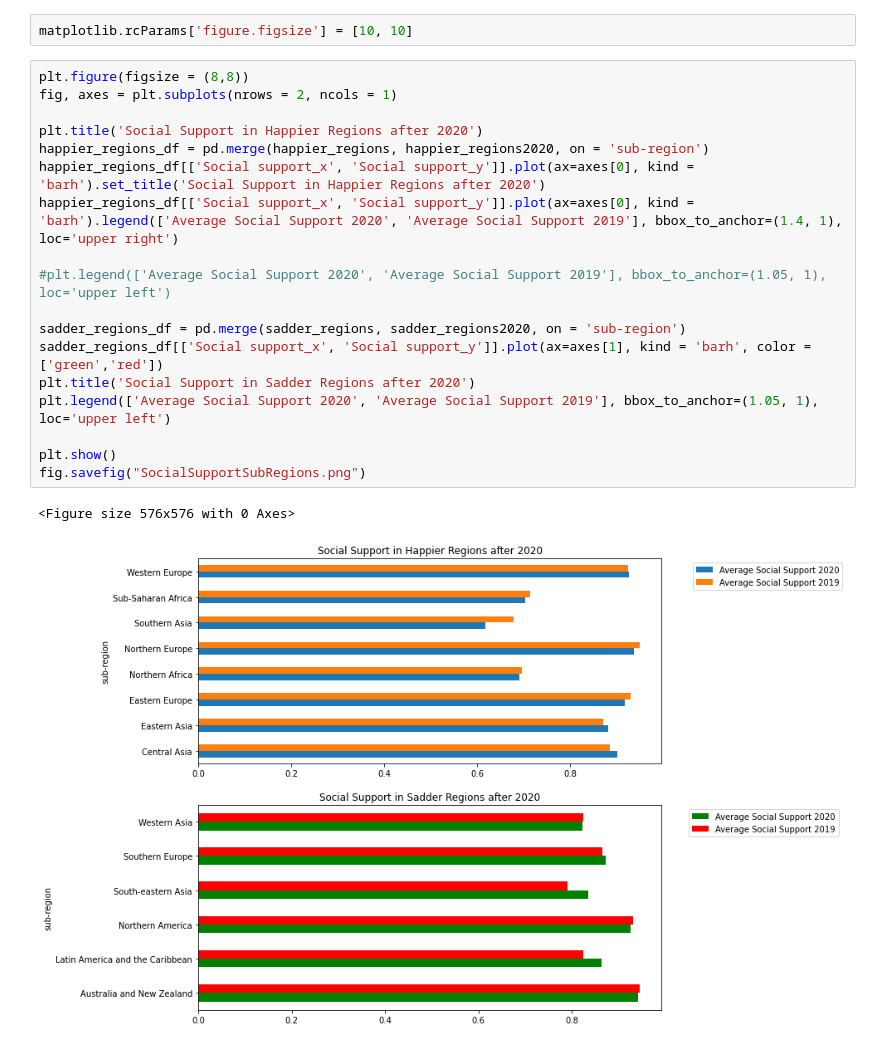
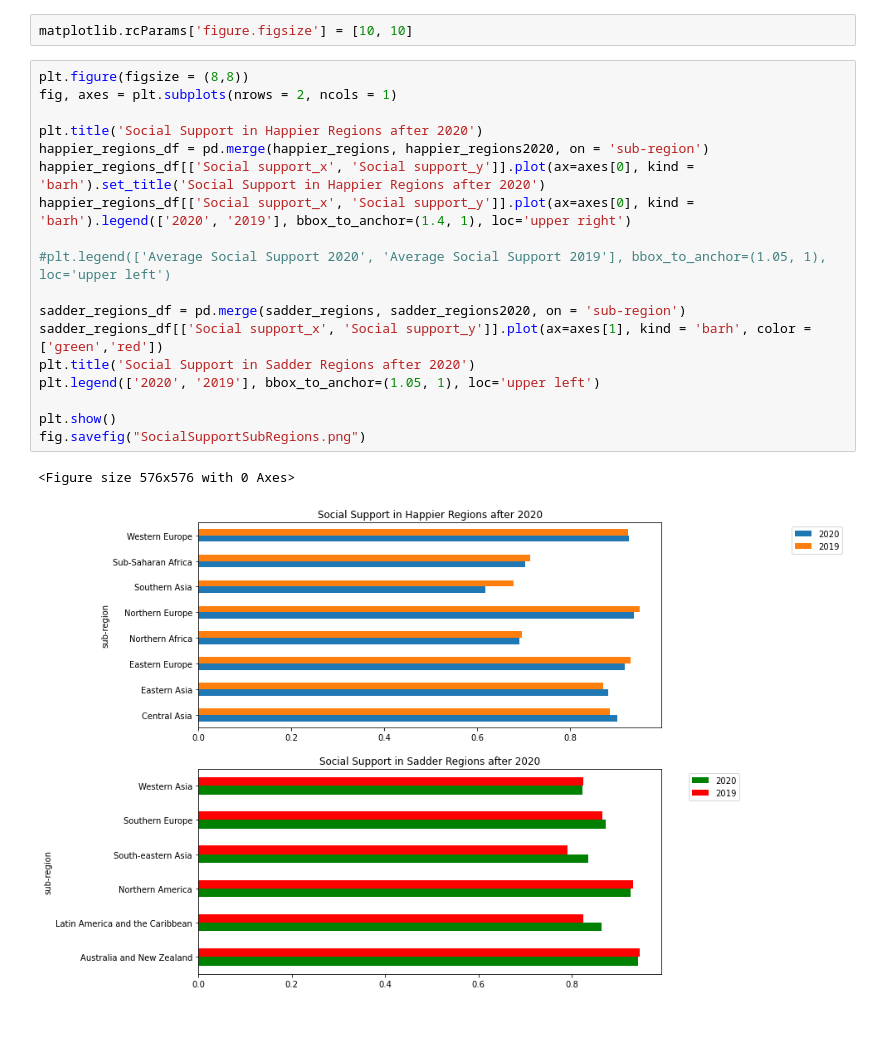
Before and after one commit to SimplyLizzy/FactorsOfHappinness, a Jupyter notebook: 2019 vs 2020 Avg Happiness Social Factors.ipynb, the cells around one changed output. Saved outputs shown, nothing was run; the diff lists cells and outputs as text.

Commit message:
fixed graphs legends

```diff
--- a/2019 vs 2020 Avg Happiness Social Factors.ipynb
+++ b/2019 vs 2020 Avg Happiness Social Factors.ipynb
@@ -175,24 +175,24 @@ matplotlib.rcParams['figure.figsize'] = [10, 10]
 # %%
 plt.figure(figsize = (8,8))
 fig, axes = plt.subplots(nrows = 2, ncols = 1)
 
 plt.title('Social Support in Happier Regions after 2020')
 happier_regions_df = pd.merge(happier_regions, happier_regions2020, on = 'sub-region')
 happier_regions_df[['Social support_x', 'Social support_y']].plot(ax=axes[0], kind = 'barh').set_title('Social Support in Happier Regions after 2020')
-happier_regions_df[['Social support_x', 'Social support_y']].plot(ax=axes[0], kind = 'barh').legend(['Average Social Support 2020', 'Average Social Support 2019'], bbox_to_anchor=(1.4, 1), loc='upper right')
+happier_regions_df[['Social support_x', 'Social support_y']].plot(ax=axes[0], kind = 'barh').legend(['2020', '2019'], bbox_to_anchor=(1.4, 1), loc='upper right')
 
 #plt.legend(['Average Social Support 2020', 'Average Social Support 2019'], bbox_to_anchor=(1.05, 1), loc='upper left')
 
 sadder_regions_df = pd.merge(sadder_regions, sadder_regions2020, on = 'sub-region')
 sadder_regions_df[['Social support_x', 'Social support_y']].plot(ax=axes[1], kind = 'barh', color = ['green','red'])
 plt.title('Social Support in Sadder Regions after 2020')
-plt.legend(['Average Social Support 2020', 'Average Social Support 2019'], bbox_to_anchor=(1.05, 1), loc='upper left')
+plt.legend(['2020', '2019'], bbox_to_anchor=(1.05, 1), loc='upper left')
 
 plt.show()
 fig.savefig("SocialSupportSubRegions.png")
 # %% [output]
 <Figure size 576x576 with 0 Axes>
-[figure, old version]
+[figure, new version]
 # %%
 matplotlib.rcParams['figure.figsize'] = [10, 10]
 
```
Also changed, not shown: parts of 7 cells of this notebook, 8 other files.
